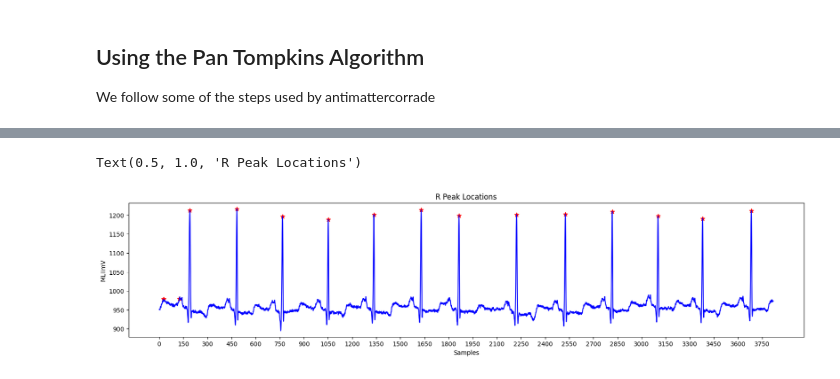
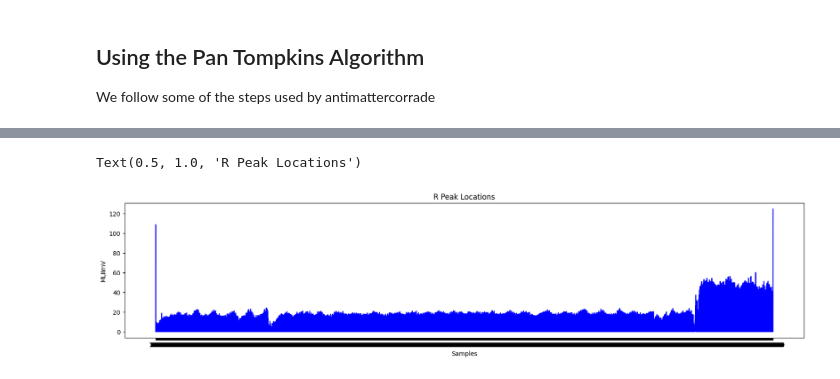
Before and after one commit to Jazhyc/ECG-Classification, a Jupyter notebook: ECG_classification.ipynb, the cells around one changed output, grey strips where cells are left out. Cells and saved outputs as stored; diff of their text form; code cells hidden in the pictures.

```diff
--- a/ECG_classification.ipynb
+++ b/ECG_classification.ipynb
@@ -43,8 +46,8 @@ for i in range(len(record_names)):
     record_path = f'{download_path}/{record_name}'
 
     # Load the record using the `rdrecord` function
-    record = wfdb.rdrecord(record_path, sampfrom=180, sampto=4000,)
-    annotation = wfdb.rdann(record_path, 'atr', sampfrom=180, sampto=4000, shift_samps=True)
+    record = wfdb.rdrecord(record_path)
+    annotation = wfdb.rdann(record_path, 'atr')
 
     # Extract the signals from the record and create a DataFrame
     df = pd.DataFrame(data={"Record" : [record], "Annotation" : [annotation],}, index = [i])
@@ -569,14 +280,14 @@ QRS_detector = Pan_Tompkins_QRS()
 
 processed_data = []
 
-for row in dataset:
-  record = dataset["Record"]
-  annotation = dataset["Annotation"]
+for index, row in dataset.iterrows():
+  record = row["Record"]
+  annotation = row["Annotation"]
 
 
-  ecg = pd.DataFrame(np.array([list(range(len(record[0].adc()))),record[0].adc()[:,0]]).T,columns=['TimeStamp','ecg'])
-  output_ecg = QRS_detector.solve(ecg, annotation[0])
-  df = pd.DataFrame(data={"Signal" : [ecg], "Annotation" : [annotation]})
+  ecg = pd.DataFrame(np.array([list(range(len(record.adc()))),record.adc()[:,0]]).T,columns=['TimeStamp','ecg'])
+  output_ecg = QRS_detector.solve(ecg)
+  df = pd.DataFrame(data={"Signal" : [output_ecg], "Annotation" : [annotation]})
   processed_data.append(df)
 
 processed_data = pd.concat(processed_data, ignore_index=True)
@@ -589,16 +303,13 @@ processed_data.head()
 # %%
 # Plotting function obtained form antimatter comrade
-signal = processed_data.iloc[1]["Signal"].iloc[:,1].to_numpy()
-hr = heart_rate(signal, processed_data.iloc[0]["Annotation"][0].fs)
-result = hr.find_r_peaks()
-result = np.array(result)
+
+signal = processed_data.iloc[9]["Signal"]
 plt.figure(figsize = (20,4), dpi = 100)
 plt.xticks(np.arange(0, len(signal)+1, 150))
 plt.plot(signal, color = 'blue')
-plt.scatter(result, signal[result], color = 'red', s = 50, marker= '*')
 plt.xlabel('Samples')
 plt.ylabel('MLIImV')
 plt.title("R Peak Locations")
 # %% [output]
 Text(0.5, 1.0, 'R Peak Locations')
-[figure, old version]
+[figure, new version]
```
Also changed, not shown: parts of 8 cells of this notebook.
